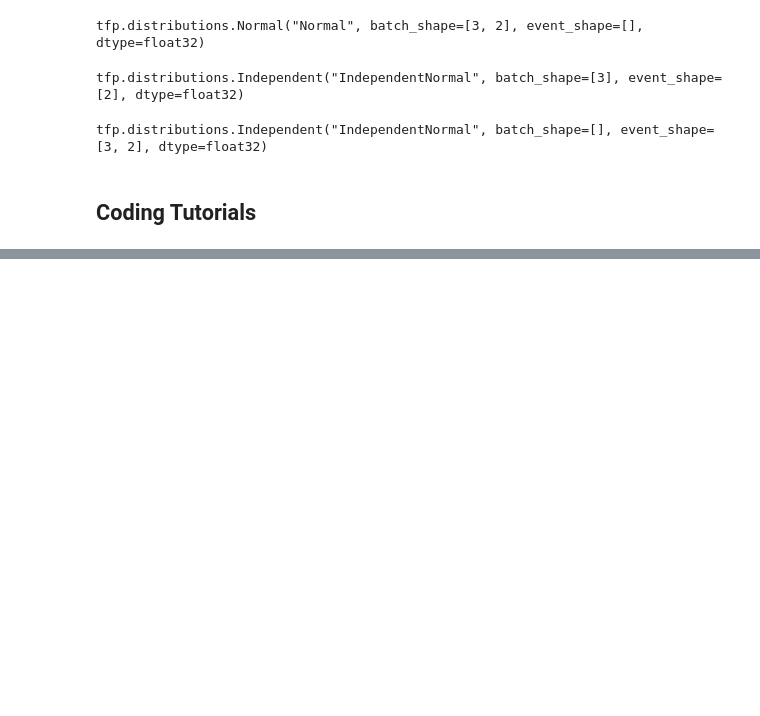
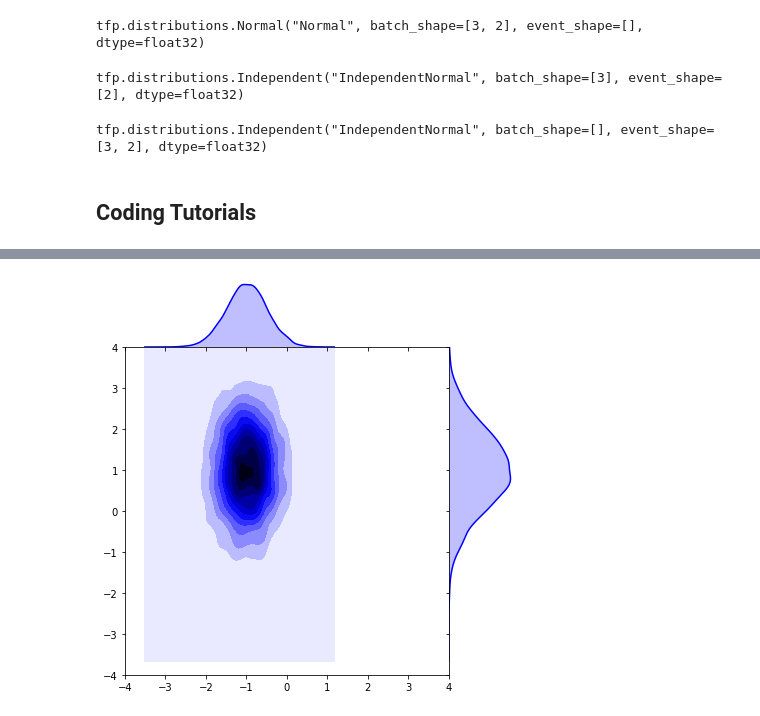
Before and after one commit to anilkunwar/coursera, a Jupyter notebook: ICL_Probabilistic_Deep_Learning_with_tf2/week1/the-independent-distribution.ipynb, the cells around one changed output, grey strips where cells are left out. Drawn from its saved outputs; the diff is of its cells as text; code cells hidden in the pictures; blank space fills up the shorter version.

```diff
--- a/ICL_Probabilistic_Deep_Learning_with_tf2/week1/the-independent-distribution.ipynb
+++ b/ICL_Probabilistic_Deep_Learning_with_tf2/week1/the-independent-distribution.ipynb
@@ -78,0 +131,11 @@ tfp.distributions.Independent("IndependentNormal", batch_shape=[], event_shape=[
+# %%
+# Plot the joint density function of bivariate_normal_from_Independent
+# Refer back to bivariate_normal_from_Independent to show that the plot is the same
+# Summarize how Independent has been used
+samples = bivariate_normal_from_Multivariate.sample(10000)
+x1 = samples[:, 0]
+x2 = samples[:, 1]
+sns.jointplot(x1, x2, kind='kde', space=0, color='b', xlim=[-4, 4], ylim=[-4, 4])
+plt.show()
+# %% [output]
+[figure, added]
```
Also changed, not shown: parts of 7 cells of this notebook.
